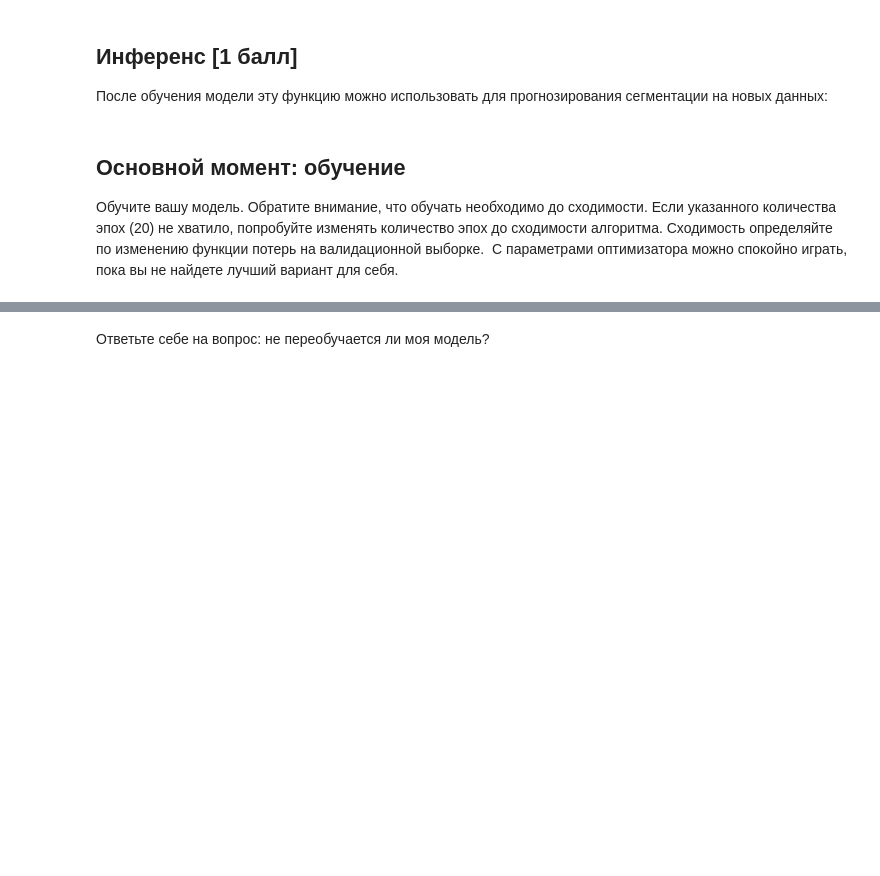
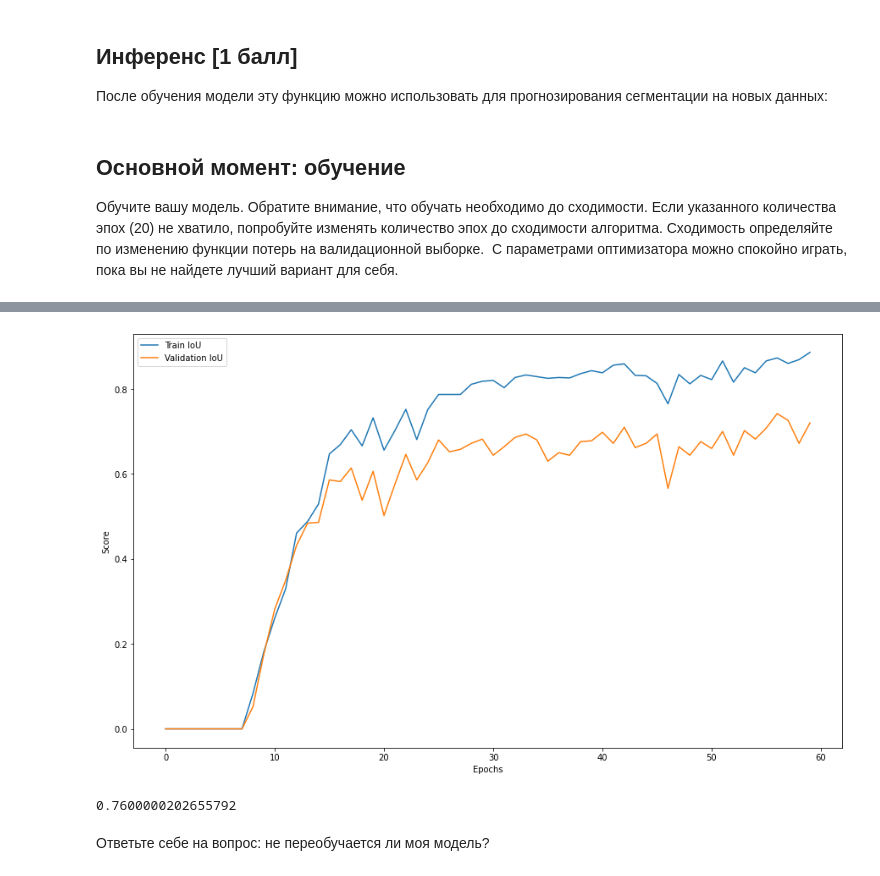
Before and after one commit to Shaorrran/dls-homeworks, a Jupyter notebook: task6/[hw]semantic_segmentation.ipynb, the cells around one changed output, grey strips where cells are left out. Cells and saved outputs as stored; diff of their text form; code cells hidden in the pictures; blank space fills up the shorter version.

```diff
--- a/task6/[hw]semantic_segmentation.ipynb
+++ b/task6/[hw]semantic_segmentation.ipynb
@@ -416,3 +589,13 @@ def score_model(model, metric, data):
+# %%
+def plot_metrics(history):
+  _, train_metric, _, val_metric = zip(*history)
+  plt.figure(figsize=(15, 9))
+  plt.plot(train_metric, label="Train IoU")
+  plt.plot(val_metric, label="Validation IoU")
+  plt.legend(loc="best")
+  plt.xlabel("Epochs")
+  plt.ylabel("Score")
+  plt.show()
 # %% [markdown]
 ## Основной момент: обучение
 
@@ -427,5 +659,11 @@ train(model, optim, bce_loss, max_epochs, data_tr, data_val)
+# %%
+plot_metrics(history_segnet_bce)
+# %% [output]
+[figure, added]
 # %%
-score_model(model, iou_pytorch, data_val)
+score_model(model, iou_pytorch, data_ts)
+# %% [output]
+0.7600000202655792
 # %% [markdown]
 Ответьте себе на вопрос: не переобучается ли моя модель?
 # %% [markdown]
```
Also changed, not shown: parts of 28 cells of this notebook.
